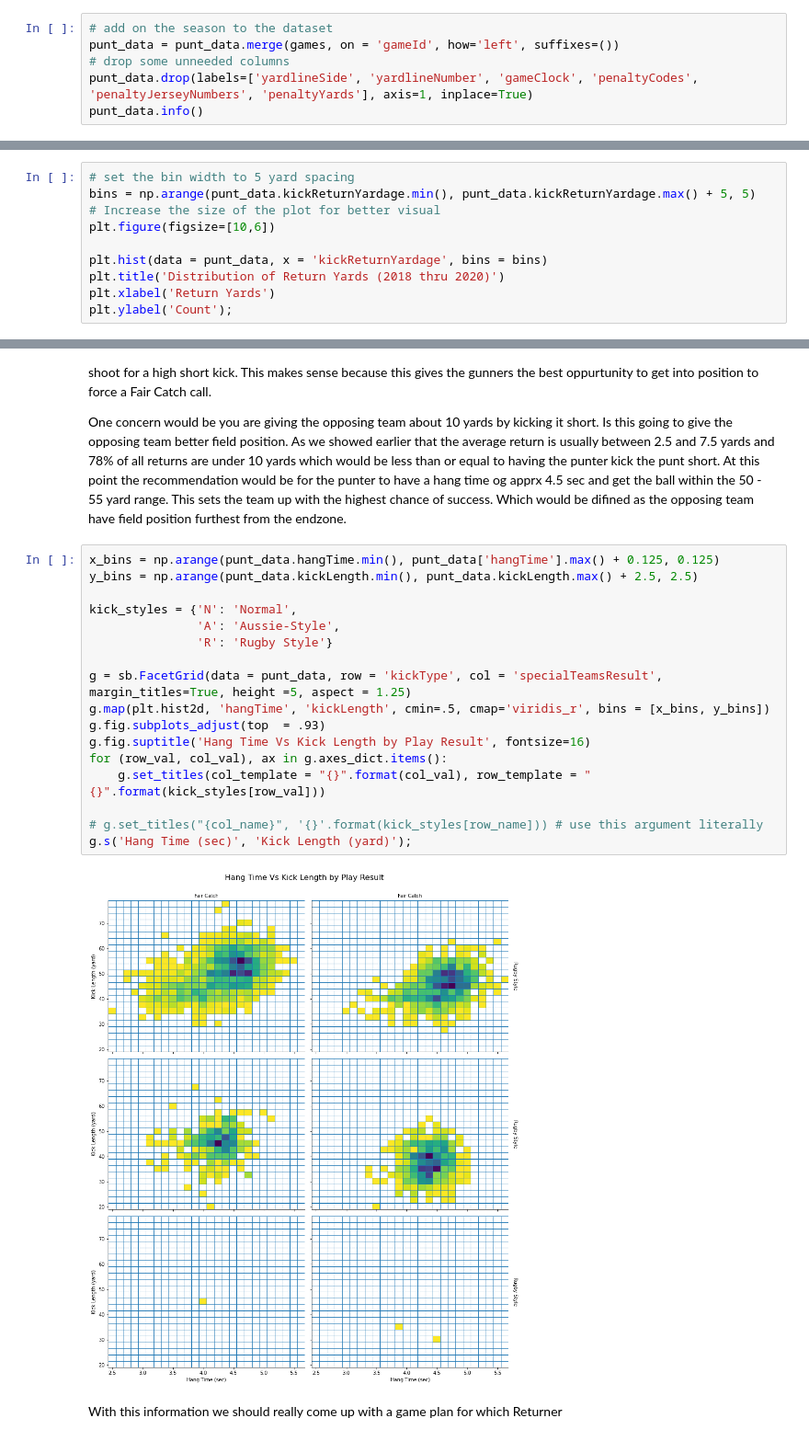
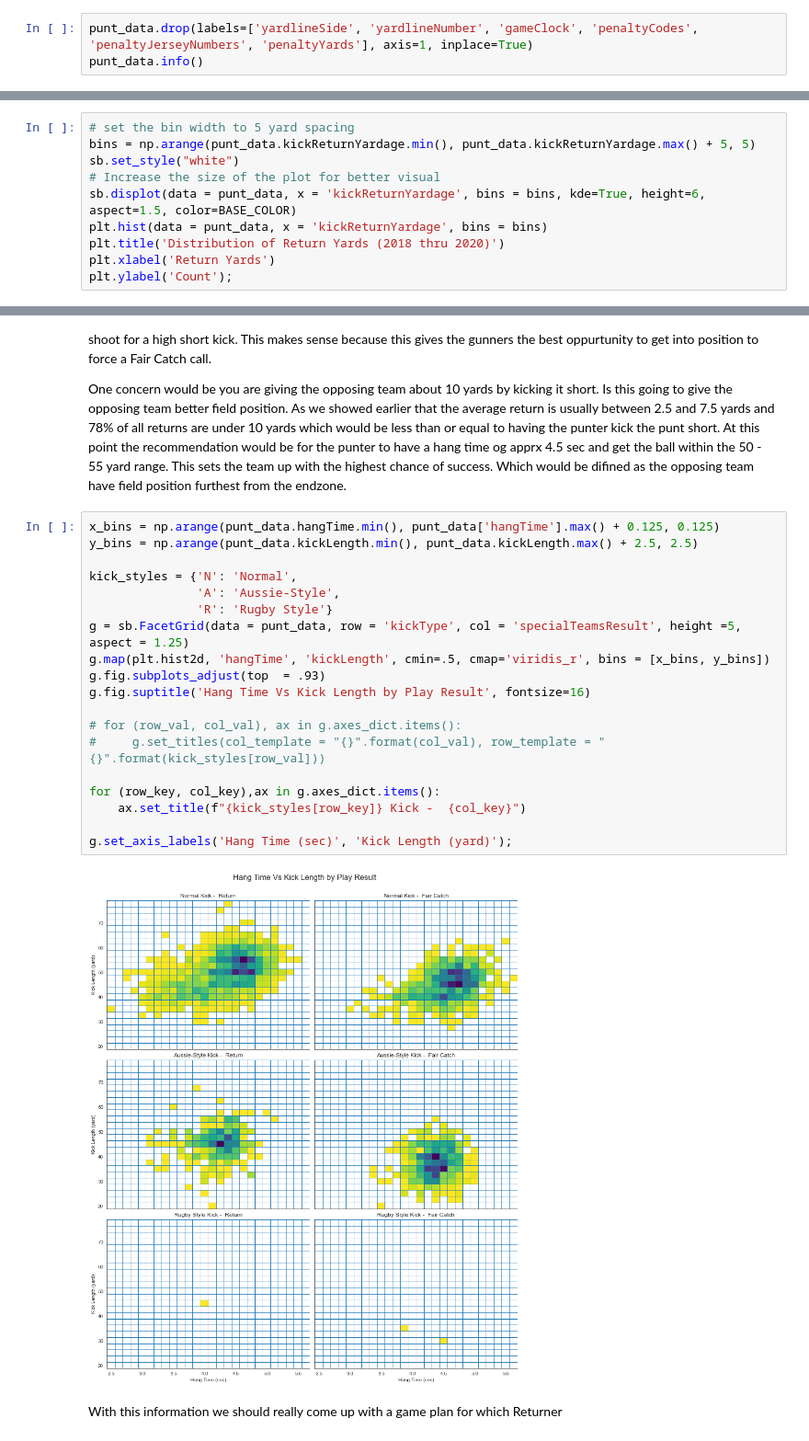
Before and after one commit to dkrejcarek/punt_analysis, a Jupyter notebook: Part_I_exploration_template.ipynb, the cells around one changed output, grey strips where cells are left out. Shown: that part at 92% size. Saved outputs shown, nothing was run; the diff lists cells and outputs as text.

```diff
--- a/Part_I_exploration_template.ipynb
+++ b/Part_I_exploration_template.ipynb
@@ -370,9 +331,6 @@ memory usage: 919.7+ KB
 # %% [markdown]
 We will also want to see the diferecnce over teh seasons so lets add the season and week information to the punt data.
 # %%
-# add on the season to the dataset
-punt_data = punt_data.merge(games, on = 'gameId', how='left', suffixes=())
-# drop some unneeded columns
 punt_data.drop(labels=['yardlineSide', 'yardlineNumber', 'gameClock', 'penaltyCodes', 'penaltyJerseyNumbers', 'penaltyYards'], axis=1, inplace=True)
 punt_data.info()
 # %% [output]
@@ -432,9 +390,9 @@ Fist we can see that as a whole there a normal distribtion of the kick length wi
 # %%
 # set the bin width to 5 yard spacing
 bins = np.arange(punt_data.kickReturnYardage.min(), punt_data.kickReturnYardage.max() + 5, 5)
+sb.set_style("white")
 # Increase the size of the plot for better visual
-plt.figure(figsize=[10,6])
-
+sb.displot(data = punt_data, x = 'kickReturnYardage', bins = bins, kde=True, height=6, aspect=1.5, color=BASE_COLOR)
 plt.hist(data = punt_data, x = 'kickReturnYardage', bins = bins)
 plt.title('Distribution of Return Yards (2018 thru 2020)')
 plt.xlabel('Return Yards')
@@ -707,22 +657,24 @@ One concern would be you are giving the opposing team about 10 yards by kicking
 # %%
 x_bins = np.arange(punt_data.hangTime.min(), punt_data['hangTime'].max() + 0.125, 0.125)
 y_bins = np.arange(punt_data.kickLength.min(), punt_data.kickLength.max() + 2.5, 2.5)
 
 kick_styles = {'N': 'Normal',
                'A': 'Aussie-Style',
                'R': 'Rugby Style'}
-
-g = sb.FacetGrid(data = punt_data, row = 'kickType', col = 'specialTeamsResult', margin_titles=True, height =5, aspect = 1.25)
+g = sb.FacetGrid(data = punt_data, row = 'kickType', col = 'specialTeamsResult', height =5, aspect = 1.25)
 g.map(plt.hist2d, 'hangTime', 'kickLength', cmin=.5, cmap='viridis_r', bins = [x_bins, y_bins])
 g.fig.subplots_adjust(top  = .93)
 g.fig.suptitle('Hang Time Vs Kick Length by Play Result', fontsize=16)
-for (row_val, col_val), ax in g.axes_dict.items():
-    g.set_titles(col_template = "{}".format(col_val), row_template = "{}".format(kick_styles[row_val]))
 
-# g.set_titles("{col_name}", '{}'.format(kick_styles[row_name])) # use this argument literally
-g.s('Hang Time (sec)', 'Kick Length (yard)');
+# for (row_val, col_val), ax in g.axes_dict.items():
+#     g.set_titles(col_template = "{}".format(col_val), row_template = "{}".format(kick_styles[row_val]))
+
+for (row_key, col_key),ax in g.axes_dict.items():
+    ax.set_title(f"{kick_styles[row_key]} Kick -  {col_key}")
+
+g.set_axis_labels('Hang Time (sec)', 'Kick Length (yard)');
 # %% [output]
-[figure, old version]
+[figure, new version]
 # %% [markdown]
 With this information we should really come up with a game plan for which Returner
 # %% [markdown]
```
Also changed, not shown: parts of 25 cells of this notebook.
